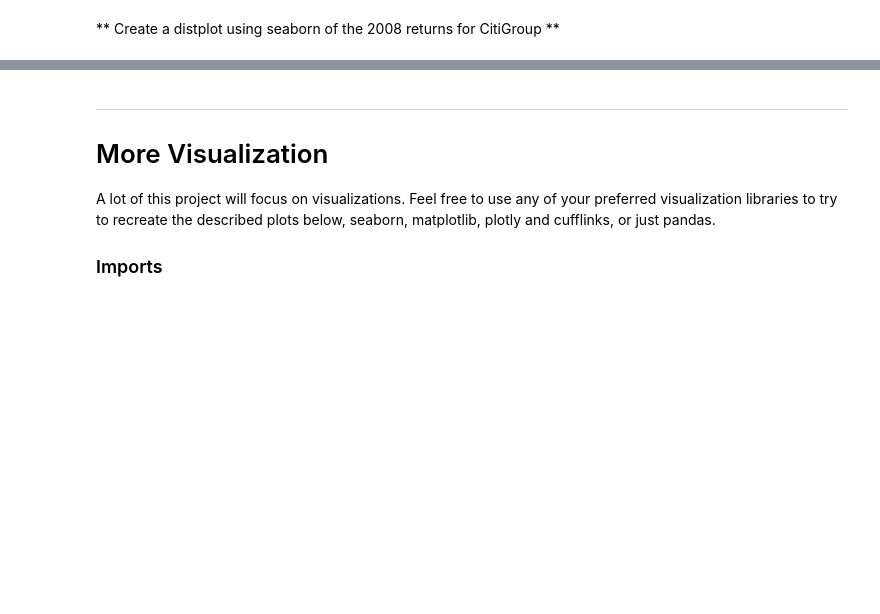
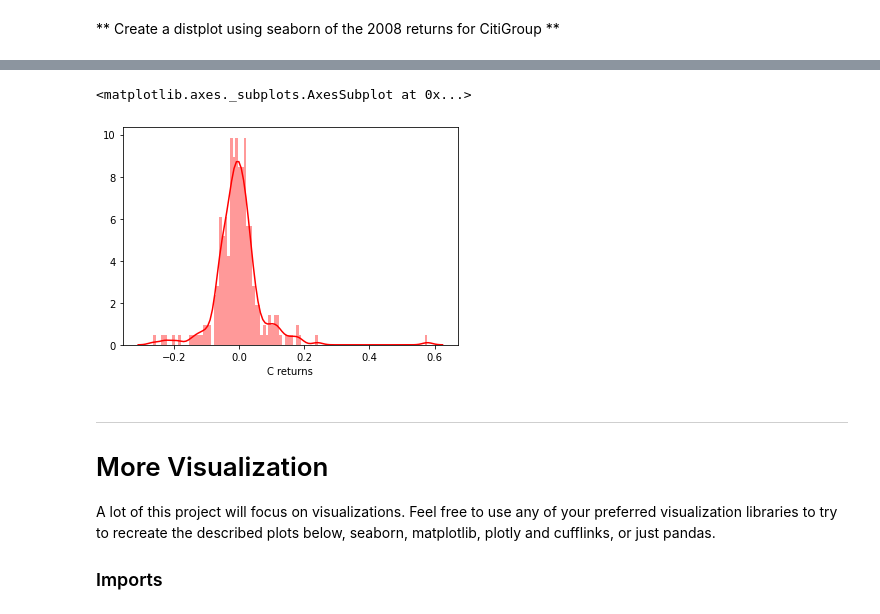
Before and after one commit to nilotpalc/Python_Tutorials, a Jupyter notebook: 10-Data-Capstone-Projects/03-Finance Project.ipynb, the cells around one changed output, grey strips where cells are left out. Saved outputs shown, nothing was run; the diff lists cells and outputs as text; code cells hidden in the pictures; blank space fills up the shorter version.

```diff
--- a/10-Data-Capstone-Projects/03-Finance Project.ipynb
+++ b/10-Data-Capstone-Projects/03-Finance Project.ipynb
@@ -175,3 +241,8 @@ using a non-integer number instead of an integer will result in an error in the
+# %%
+sns.distplot(returns[returns['date'].apply(lambda x:x.year)==2008]['C returns'],color='red',bins=100)
+# %% [output]
+<matplotlib.axes._subplots.AxesSubplot at 0x...>
+[figure, added]
 # %% [markdown]
 ____
 # More Visualization
```
Also changed, not shown: parts of 40 cells of this notebook, 4 other files.
